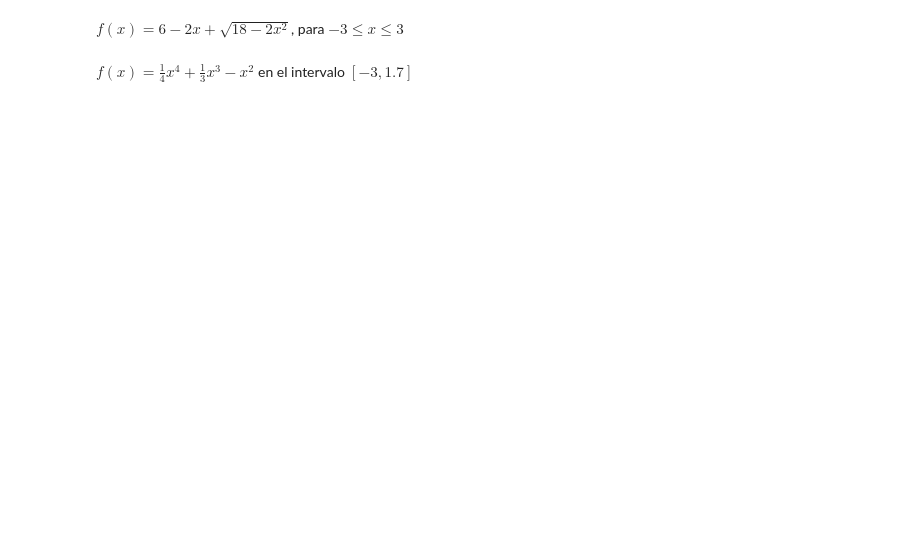
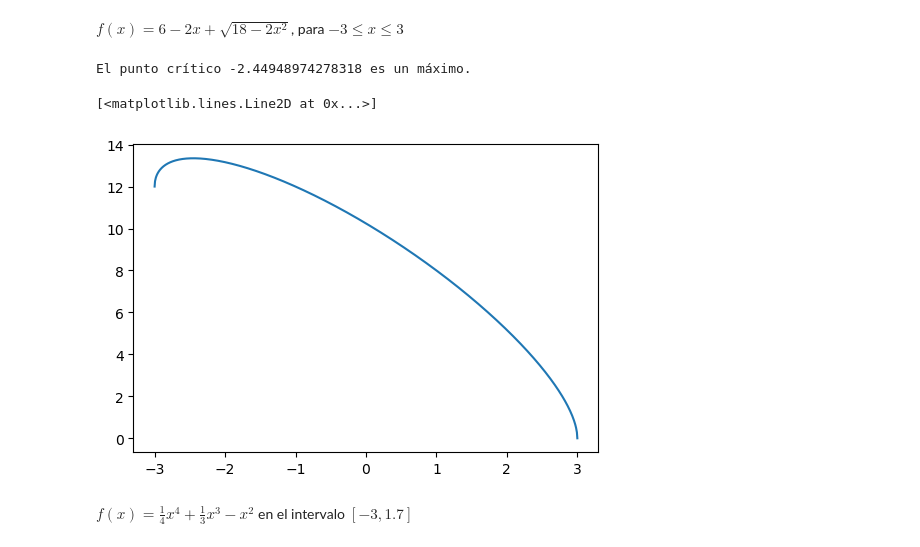
Before and after one commit to Milca04/hello-world, a Jupyter notebook: A02 - Sympy.ipynb, the cells around one changed output. Drawn from its saved outputs; the diff is of its cells as text; code cells hidden in the pictures; blank space fills up the shorter version.

```diff
--- a/A02 - Sympy.ipynb
+++ b/A02 - Sympy.ipynb
@@ -87,4 +87,36 @@ El punto crítico se encuentra en -2 y es un máximo.
 # %% [markdown]
 $f(x)=6-2x+\sqrt{18-2x^2}$, para $-3\leq x\leq 3$
+# %%
+import sympy as sp
+import numpy as np
+import matplotlib.pyplot as plt
+
+sp.var("x")
+
+def f(x):
+    return 6 - 2*x + sp.sqrt(18 - 2*x**2)
+
+df = sp.diff(f(x), x)
+pc = [c.evalf() for c in sp.solve(df, x) if -3 <= c.evalf() <= 3]
+ddf = sp.diff(df, x)
+
+crit_2da_derivada = [ddf.subs(x, c) for c in pc]
+
+for i, c in enumerate(pc):
+    if crit_2da_derivada[i] < 0:
+        print(f"El punto crítico {c} es un máximo.")
+    elif crit_2da_derivada[i] > 0:
+        print(f"El punto crítico {c} es un mínimo.")
+    else:
+        print(f"El punto crítico {c} no se puede definir por criterio de segunda derivada.")
+
+xn = np.linspace(-3, 3, 1000)
+
+plt.figure(figsize=(6, 4))
+plt.plot(xn, [f(xi).evalf() for xi in xn], label='f(x)')
+# %% [output]
+El punto crítico -2.44948974278318 es un máximo.
+[<matplotlib.lines.Line2D at 0x...>]
+[figure, added]
 # %% [markdown]
 $f(x)=\frac{1}{4}x^4+\frac{1}{3}x^3-x^2$ en el intervalo $[-3,1.7]$
```
Also changed, not shown: parts of 27 cells of this notebook.
